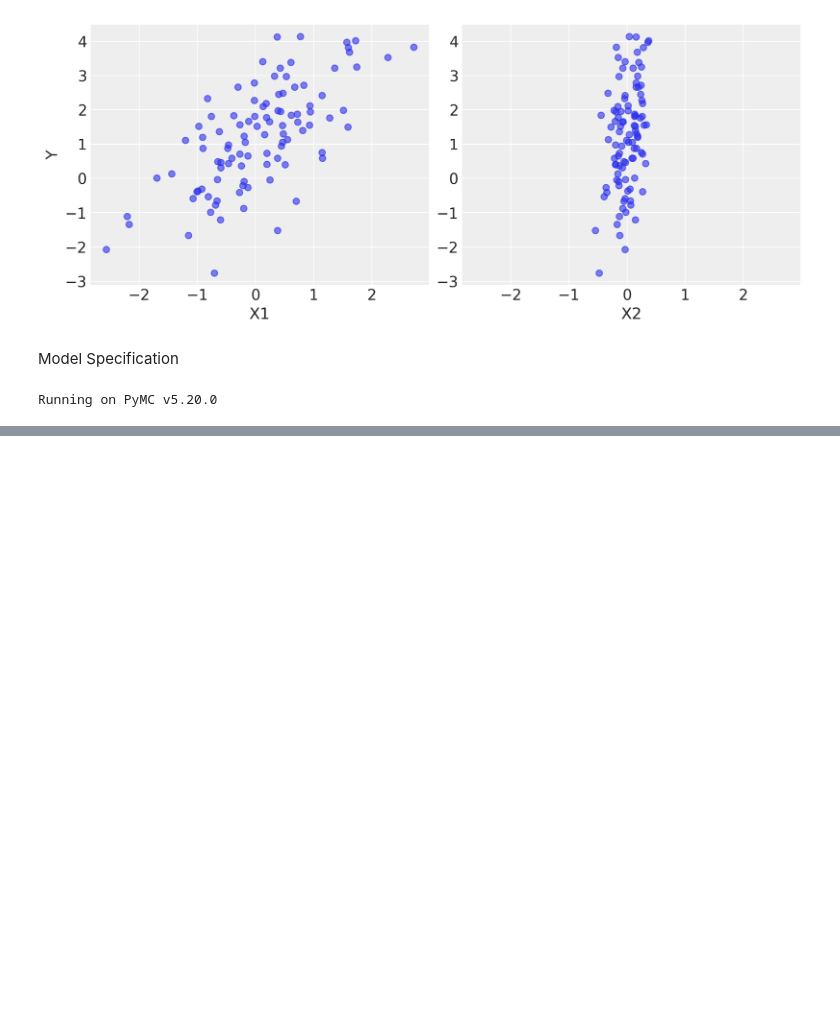
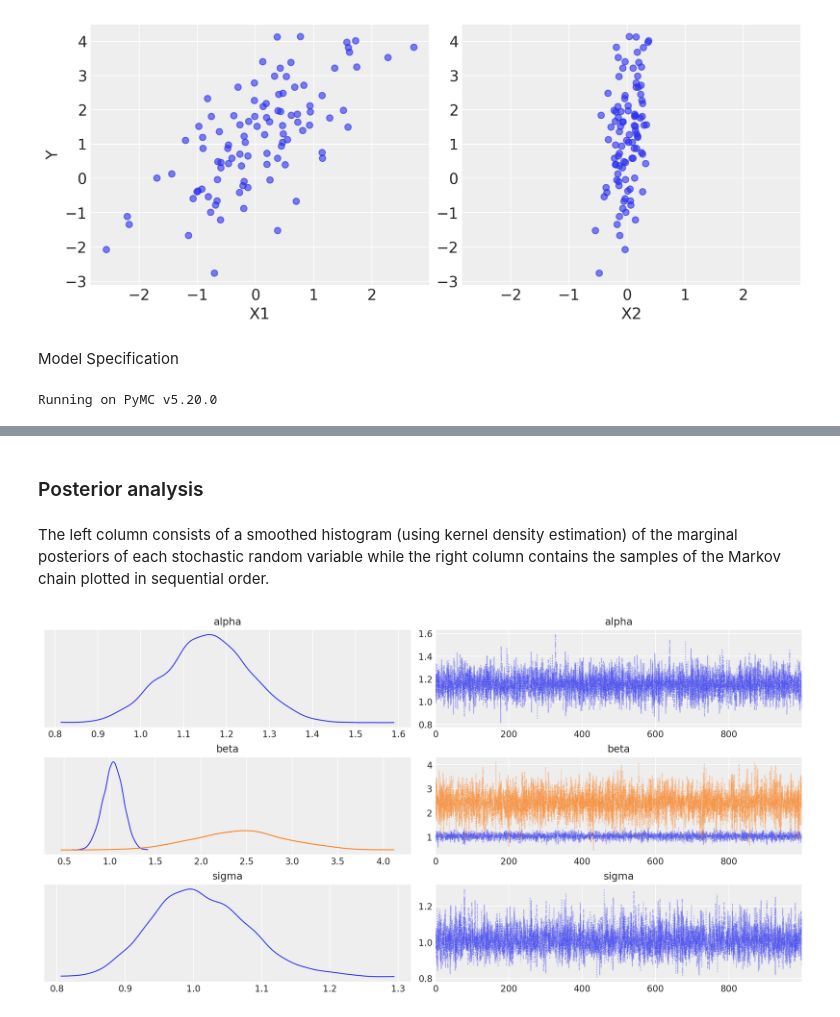
Before and after one commit to hashansl/learning, a Jupyter notebook: Bayesian/PyMC/Introductory Overview of PyMC.ipynb, the cells around one changed output, grey strips where cells are left out. Saved outputs shown, nothing was run; the diff lists cells and outputs as text; code cells hidden in the pictures; blank space fills up the shorter version.

```diff
--- a/Bayesian/PyMC/Introductory Overview of PyMC.ipynb
+++ b/Bayesian/PyMC/Introductory Overview of PyMC.ipynb
@@ -64,3 +64,7 @@ with basic_model:
 
     # Likelihood (sampling distribution) of observations
     Y_obs = pm.Normal("Y_obs", mu=mu, sigma=sigma, observed=Y)
+# %%
+with basic_model:
+    # draw 1000 posterior samples
+    idata = pm.sample()
@@ -66,0 +114,8 @@ with basic_model:
+# %% [markdown]
+### Posterior analysis
+# %% [markdown]
+The left column consists of a smoothed histogram (using kernel density estimation) of the marginal posteriors of each stochastic random variable while the right column contains the samples of the Markov chain plotted in sequential order.
+# %%
+az.plot_trace(idata, combined=True);
+# %% [output]
+[figure, added]
```
Also changed, not shown: parts of 10 cells of this notebook.
